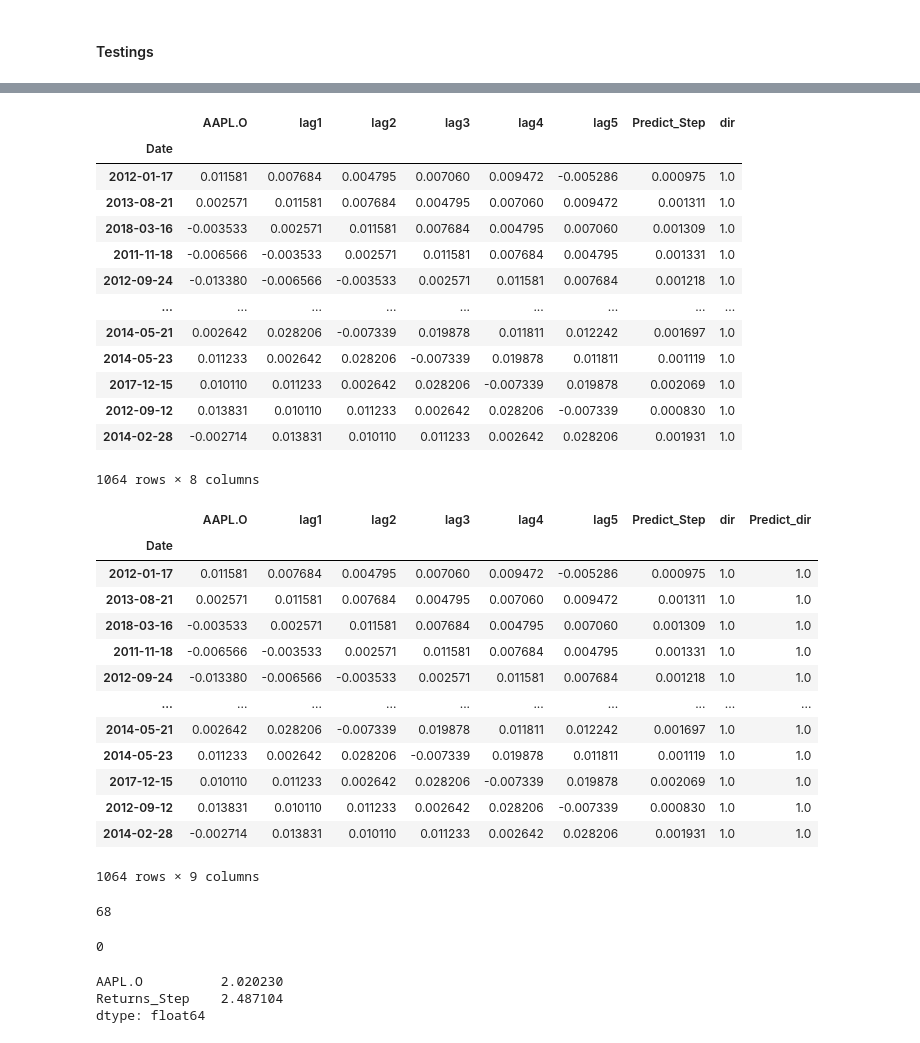
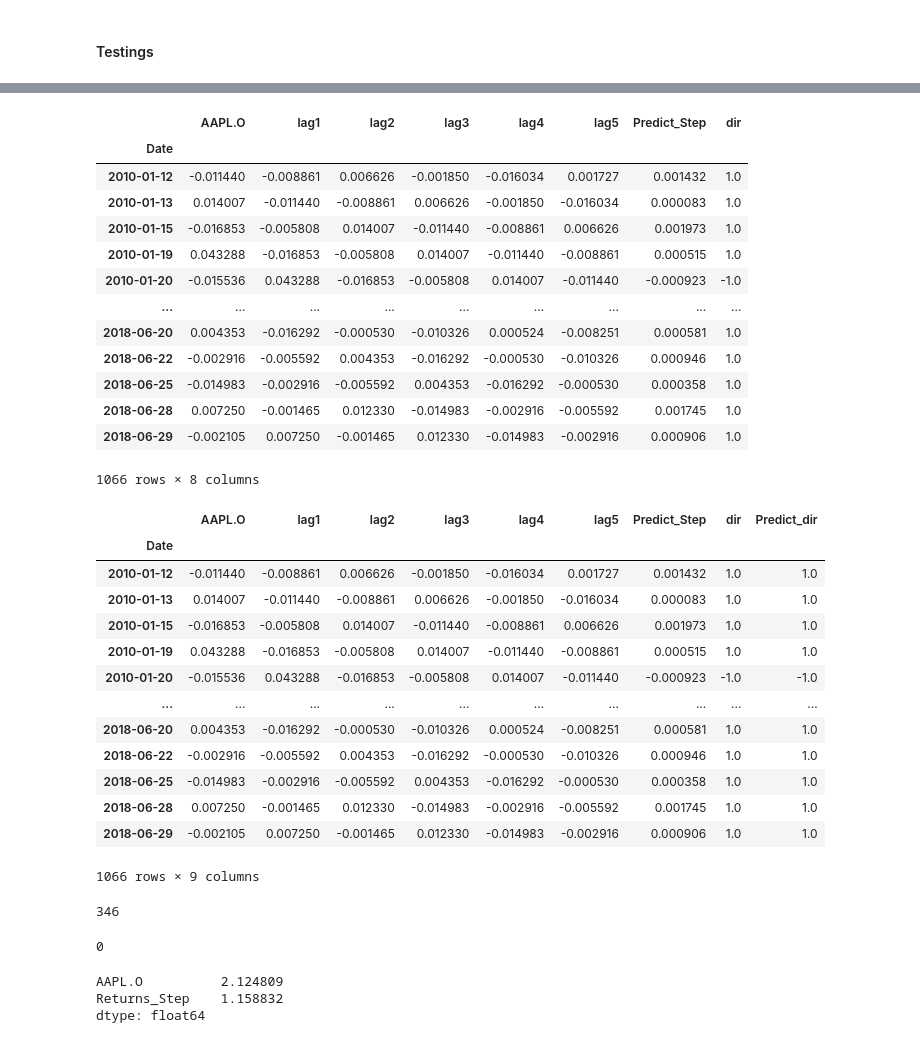
Before and after one commit to albertarielw/qf2103, a Jupyter notebook: Project (Stepwise Regression).ipynb, the cells around one changed output, grey strips where cells are left out. Cells and saved outputs as stored; diff of their text form; code cells hidden in the pictures.

```diff
--- a/Project (Stepwise Regression).ipynb
+++ b/Project (Stepwise Regression).ipynb
@@ -130,8 +147,8 @@ sel_X_train
 #### Prediciton on training data
 # %%
 # perform linear regression on the selected variables to predict training data
-AAPLO_train['Predict_Step'] = LR_model.fit(sel_X_train, y_train).predict(sel_X_train)
-AAPLO_train
+Apple_train['Predict_Step'] = LR_model.fit(sel_X_train, y_train).predict(sel_X_train)
+Apple_train
 # %% [output]
 |  | AAPL.O | lag1 | lag2 | lag3 | lag4 | lag5 | Predict_Step |
 | Date |  |  |  |  |  |  |  |
@@ -215,0 +207,7 @@ sel_X_test
+# %%
+# Prepare test data
+Apple_test = Apple.merge(log_ret_test, left_index=True, right_index=True).loc[:, 'AAPL.O_x' : 'lag5'].dropna()
+Apple_test = Apple_test.rename(columns={'AAPL.O_x' : 'AAPL.O'})
+X_test = Apple_test.iloc[:,2:]
+sel_X_test = X_test.loc[:, sel_X_bool]
+sel_X_test
@@ -216,7 +229,7 @@ sel_X_test
 # %%
 # perform linear regression on the selected variables to predict test data
-AAPLO_test['Predict_Step'] = LR_model.fit(sel_X_train, y_train).predict(sel_X_test)
-AAPLO_test
+Apple_test['Predict_Step'] = LR_model.fit(sel_X_train, y_train).predict(sel_X_test)
+Apple_test
 # %% [output]
 |  | AAPL.O | lag1 | lag2 | lag3 | lag4 | lag5 | Predict_Step |
 | Date |  |  |  |  |  |  |  |
@@ -235,43 +248,43 @@ AAPLO_test
 # %%
-AAPLO_test['dir'] = np.sign(AAPLO_test['Predict_Step'])
-AAPLO_test
+Apple_test['dir'] = np.sign(Apple_test['Predict_Step'])
+Apple_test
 # %% [output]
 |  | AAPL.O | lag1 | lag2 | lag3 | lag4 | lag5 | Predict_Step | dir |
 | Date |  |  |  |  |  |  |  |  |
-| 2012-01-17 | 0.011581 | 0.007684 | 0.004795 | 0.007060 | 0.009472 | -0.005286 | 0.000975 | 1.0 |
-| 2013-08-21 | 0.002571 | 0.011581 | 0.007684 | 0.004795 | 0.007060 | 0.009472 | 0.001311 | 1.0 |
-| 2018-03-16 | -0.003533 | 0.002571 | 0.011581 | 0.007684 | 0.004795 | 0.007060 | 0.001309 | 1.0 |
-| 2011-11-18 | -0.006566 | -0.003533 | 0.002571 | 0.011581 | 0.007684 | 0.004795 | 0.001331 | 1.0 |
-| 2012-09-24 | -0.013380 | -0.006566 | -0.003533 | 0.002571 | 0.011581 | 0.007684 | 0.001218 | 1.0 |
+| 2010-01-12 | -0.011440 | -0.008861 | 0.006626 | -0.001850 | -0.016034 | 0.001727 | 0.001432 | 1.0 |
+| 2010-01-13 | 0.014007 | -0.011440 | -0.008861 | 0.006626 | -0.001850 | -0.016034 | 0.000083 | 1.0 |
+| 2010-01-15 | -0.016853 | -0.005808 | 0.014007 | -0.011440 | -0.008861 | 0.006626 | 0.001973 | 1.0 |
+| 2010-01-19 | 0.043288 | -0.016853 | -0.005808 | 0.014007 | -0.011440 | -0.008861 | 0.000515 | 1.0 |
+| 2010-01-20 | -0.015536 | 0.043288 | -0.016853 | -0.005808 | 0.014007 | -0.011440 | -0.000923 | -1.0 |
 | ... | ... | ... | ... | ... | ... | ... | ... | ... |
-| 2014-05-21 | 0.002642 | 0.028206 | -0.007339 | 0.019878 | 0.011811 | 0.012242 | 0.001697 | 1.0 |
-| 2014-05-23 | 0.011233 | 0.002642 | 0.028206 | -0.007339 | 0.019878 | 0.011811 | 0.001119 | 1.0 |
-| 2017-12-15 | 0.010110 | 0.011233 | 0.002642 | 0.028206 | -0.007339 | 0.019878 | 0.002069 | 1.0 |
-| 2012-09-12 | 0.013831 | 0.010110 | 0.011233 | 0.002642 | 0.028206 | -0.007339 | 0.000830 | 1.0 |
-| 2014-02-28 | -0.002714 | 0.013831 | 0.010110 | 0.011233 | 0.002642 | 0.028206 | 0.001931 | 1.0 |
+| 2018-06-20 | 0.004353 | -0.016292 | -0.000530 | -0.010326 | 0.000524 | -0.008251 | 0.000581 | 1.0 |
+| 2018-06-22 | -0.002916 | -0.005592 | 0.004353 | -0.016292 | -0.000530 | -0.010326 | 0.000946 | 1.0 |
+| 2018-06-25 | -0.014983 | -0.002916 | -0.005592 | 0.004353 | -0.016292 | -0.000530 | 0.000358 | 1.0 |
+| 2018-06-28 | 0.007250 | -0.001465 | 0.012330 | -0.014983 | -0.002916 | -0.005592 | 0.001745 | 1.0 |
+| 2018-06-29 | -0.002105 | 0.007250 | -0.001465 | 0.012330 | -0.014983 | -0.002916 | 0.000906 | 1.0 |
-1064 rows × 8 columns
+1066 rows × 8 columns
 # %%
-AAPLO_test['Predict_dir'] = np.sign(AAPLO_test['Predict_Step'])
-AAPLO_test
+Apple_test['Predict_dir'] = np.sign(Apple_test['Predict_Step'])
+Apple_test
 # %% [output]
 |  | AAPL.O | lag1 | lag2 | lag3 | lag4 | lag5 | Predict_Step | dir | Predict_dir |
 | Date |  |  |  |  |  |  |  |  |  |
-| 2012-01-17 | 0.011581 | 0.007684 | 0.004795 | 0.007060 | 0.009472 | -0.005286 | 0.000975 | 1.0 | 1.0 |
-| 2013-08-21 | 0.002571 | 0.011581 | 0.007684 | 0.004795 | 0.007060 | 0.009472 | 0.001311 | 1.0 | 1.0 |
-| 2018-03-16 | -0.003533 | 0.002571 | 0.011581 | 0.007684 | 0.004795 | 0.007060 | 0.001309 | 1.0 | 1.0 |
-| 2011-11-18 | -0.006566 | -0.003533 | 0.002571 | 0.011581 | 0.007684 | 0.004795 | 0.001331 | 1.0 | 1.0 |
-| 2012-09-24 | -0.013380 | -0.006566 | -0.003533 | 0.002571 | 0.011581 | 0.007684 | 0.001218 | 1.0 | 1.0 |
+| 2010-01-12 | -0.011440 | -0.008861 | 0.006626 | -0.001850 | -0.016034 | 0.001727 | 0.001432 | 1.0 | 1.0 |
+| 2010-01-13 | 0.014007 | -0.011440 | -0.008861 | 0.006626 | -0.001850 | -0.016034 | 0.000083 | 1.0 | 1.0 |
+| 2010-01-15 | -0.016853 | -0.005808 | 0.014007 | -0.011440 | -0.008861 | 0.006626 | 0.001973 | 1.0 | 1.0 |
+| 2010-01-19 | 0.043288 | -0.016853 | -0.005808 | 0.014007 | -0.011440 | -0.008861 | 0.000515 | 1.0 | 1.0 |
+| 2010-01-20 | -0.015536 | 0.043288 | -0.016853 | -0.005808 | 0.014007 | -0.011440 | -0.000923 | -1.0 | -1.0 |
 | ... | ... | ... | ... | ... | ... | ... | ... | ... | ... |
-| 2014-05-21 | 0.002642 | 0.028206 | -0.007339 | 0.019878 | 0.011811 | 0.012242 | 0.001697 | 1.0 | 1.0 |
-| 2014-05-23 | 0.011233 | 0.002642 | 0.028206 | -0.007339 | 0.019878 | 0.011811 | 0.001119 | 1.0 | 1.0 |
-| 2017-12-15 | 0.010110 | 0.011233 | 0.002642 | 0.028206 | -0.007339 | 0.019878 | 0.002069 | 1.0 | 1.0 |
-| 2012-09-12 | 0.013831 | 0.010110 | 0.011233 | 0.002642 | 0.028206 | -0.007339 | 0.000830 | 1.0 | 1.0 |
-| 2014-02-28 | -0.002714 | 0.013831 | 0.010110 | 0.011233 | 0.002642 | 0.028206 | 0.001931 | 1.0 | 1.0 |
+| 2018-06-20 | 0.004353 | -0.016292 | -0.000530 | -0.010326 | 0.000524 | -0.008251 | 0.000581 | 1.0 | 1.0 |
+| 2018-06-22 | -0.002916 | -0.005592 | 0.004353 | -0.016292 | -0.000530 | -0.010326 | 0.000946 | 1.0 | 1.0 |
+| 2018-06-25 | -0.014983 | -0.002916 | -0.005592 | 0.004353 | -0.016292 | -0.000530 | 0.000358 | 1.0 | 1.0 |
+| 2018-06-28 | 0.007250 | -0.001465 | 0.012330 | -0.014983 | -0.002916 | -0.005592 | 0.001745 | 1.0 | 1.0 |
+| 2018-06-29 | -0.002105 | 0.007250 | -0.001465 | 0.012330 | -0.014983 | -0.002916 | 0.000906 | 1.0 | 1.0 |
-1064 rows × 9 columns
+1066 rows × 9 columns
 # %%
 # number of trades in total
-(AAPLO_test['Predict_dir'].diff().dropna() != 0).sum()
+(Apple_test['Predict_dir'].diff().dropna() != 0).sum()
 # %% [output]
-68
+346
 # %%
 # number of false prediction
@@ -280,10 +293,10 @@ AAPLO_test
 0
 # %%
 # Calculate return from strategy
-AAPLO_test['Returns_Step'] = AAPLO_test['Predict_dir'] * AAPLO_test['AAPL.O']
+Apple_test['Returns_Step'] = Apple_test['Predict_dir'] * Apple_test['AAPL.O']
 
-np.exp(np.sum(AAPLO_test[['AAPL.O', 'Returns_Step']]))
+np.exp(np.sum(Apple_test[['AAPL.O', 'Returns_Step']]))
 # %% [output]
-AAPL.O          2.020230
-Returns_Step    2.487104
+AAPL.O          2.124809
+Returns_Step    1.158832
 dtype: float64
```
Also changed, not shown: parts of 15 cells of this notebook.
